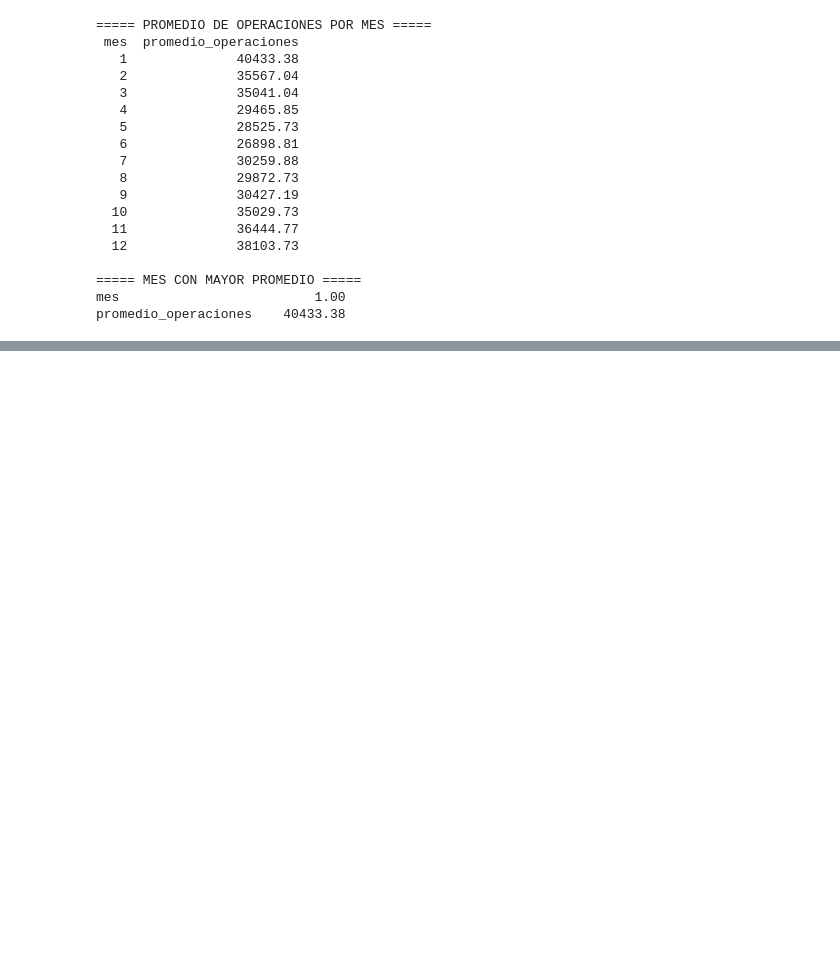
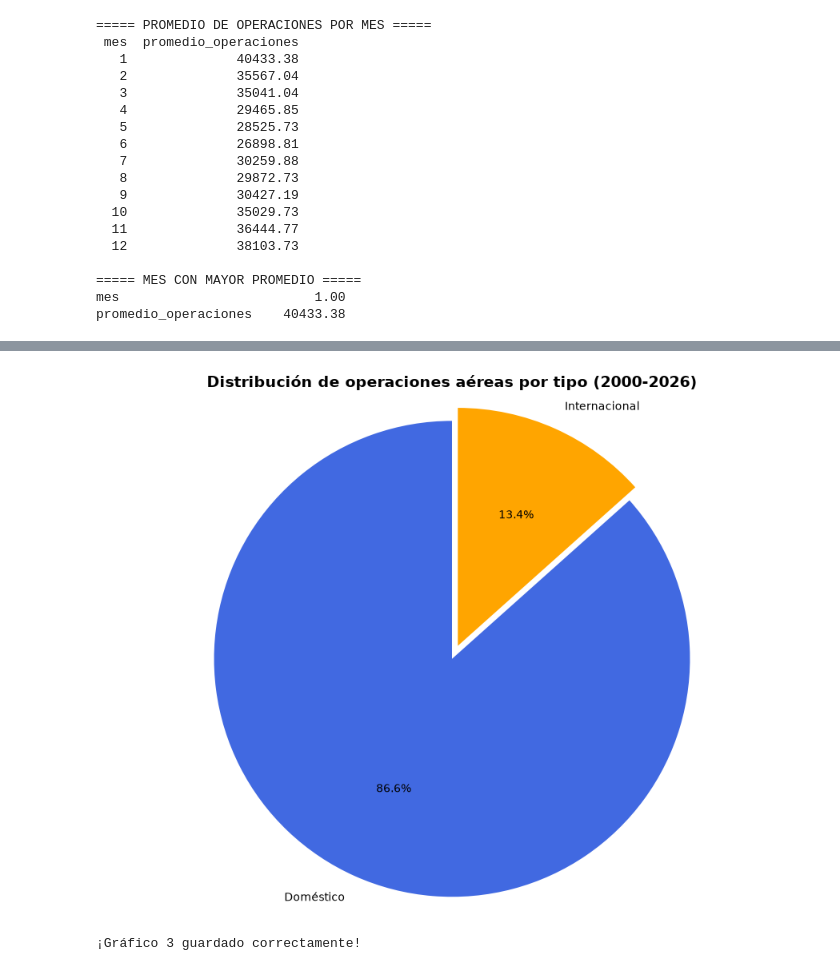
Before and after one commit to catalinaamairaajuju-alt/evaluacion_02_transportes, a Jupyter notebook: notebooks/evaluacion02.ipynb, the cells around one changed output, grey strips where cells are left out. Saved outputs shown, nothing was run; the diff lists cells and outputs as text; code cells hidden in the pictures; blank space fills up the shorter version.

```diff
--- a/notebooks/evaluacion02.ipynb
+++ b/notebooks/evaluacion02.ipynb
@@ -392,0 +479,36 @@ promedio_operaciones    40433.38
+# %%
+# GRÁFICO 3: Operaciones domésticas e internacionales
+
+plt.figure(figsize=(9, 7))
+
+plt.pie(
+    operaciones_tipo["cnt_operaciones"],
+    labels=operaciones_tipo["tipo_operacion"],
+    autopct="%1.1f%%",
+    startangle=90,
+    colors=["royalblue", "orange"],
+    explode=(0.03, 0.03)
+)
+
+plt.title(
+    "Distribución de operaciones aéreas por tipo (2000-2026)",
+    fontsize=14,
+    fontweight="bold"
+)
+
+plt.axis("equal")
+plt.tight_layout()
+
+# Guardar gráfico
+plt.savefig(
+    carpeta_figuras / "grafico_03_tipo_operacion.png",
+    dpi=300,
+    bbox_inches="tight"
+)
+
+plt.show()
+
+print("¡Gráfico 3 guardado correctamente!")
+# %% [output]
+[figure, added]
+¡Gráfico 3 guardado correctamente!
```
Also changed, not shown: parts of 4 cells of this notebook, 5 other files.
